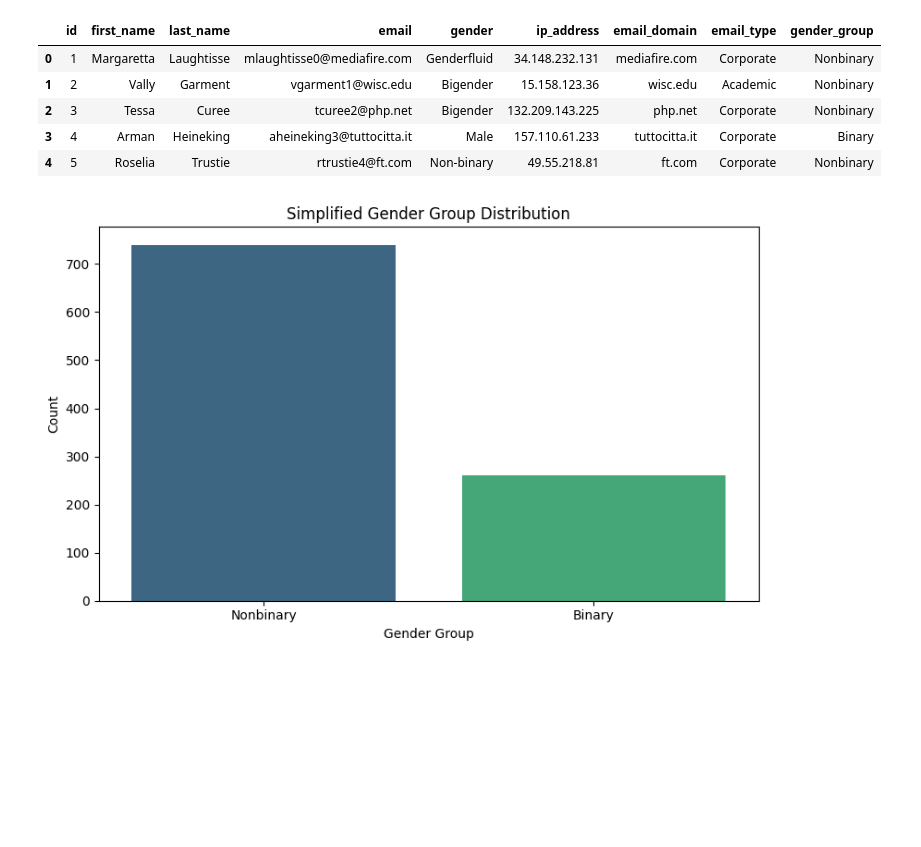
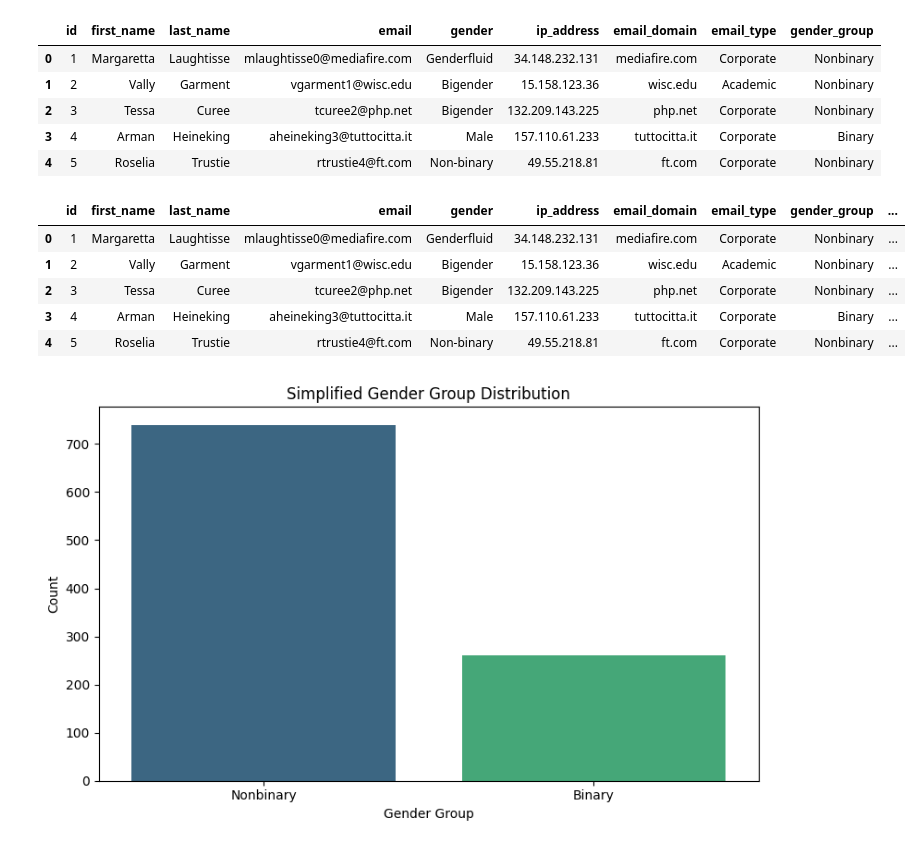
Before and after one commit to NinaSSawyer/ai-engineering-manager-challenge-sfl, a Jupyter notebook: 01_section1_ETL/03_section1_etl_notebook.ipynb, the cells around one changed output. Cells and saved outputs as stored; diff of their text form; code cells hidden in the pictures; blank space fills up the shorter version.

```diff
--- a/01_section1_ETL/03_section1_etl_notebook.ipynb
+++ b/01_section1_ETL/03_section1_etl_notebook.ipynb
@@ -111,6 +111,17 @@ df.head()
 | 2 | 3 | Tessa | Curee | tcuree2@php.net | Bigender | 132.209.143.225 | php.net | Corporate | Nonbinary |
 | 3 | 4 | Arman | Heineking | aheineking3@tuttocitta.it | Male | 157.110.61.233 | tuttocitta.it | Corporate | Binary |
 | 4 | 5 | Roselia | Trustie | rtrustie4@ft.com | Non-binary | 49.55.218.81 | ft.com | Corporate | Nonbinary |
+# %%
+# Name-length enrichment
+df['name_length'] = df['first_name'].str.len() + df['last_name'].str.len()
+df.head()
+# %% [output]
+|  | id | first_name | last_name | email | gender | ip_address | email_domain | email_type | gender_group | ... |
+| 0 | 1 | Margaretta | Laughtisse | mlaughtisse0@mediafire.com | Genderfluid | 34.148.232.131 | mediafire.com | Corporate | Nonbinary | ... |
+| 1 | 2 | Vally | Garment | vgarment1@wisc.edu | Bigender | 15.158.123.36 | wisc.edu | Academic | Nonbinary | ... |
+| 2 | 3 | Tessa | Curee | tcuree2@php.net | Bigender | 132.209.143.225 | php.net | Corporate | Nonbinary | ... |
+| 3 | 4 | Arman | Heineking | aheineking3@tuttocitta.it | Male | 157.110.61.233 | tuttocitta.it | Corporate | Binary | ... |
+| 4 | 5 | Roselia | Trustie | rtrustie4@ft.com | Non-binary | 49.55.218.81 | ft.com | Corporate | Nonbinary | ... |
 # %%
 #Count values in the new gender_group column
 gender_group_counts = df['gender_group'].value_counts().reset_index()
```
Also changed, not shown: 2 other files.
